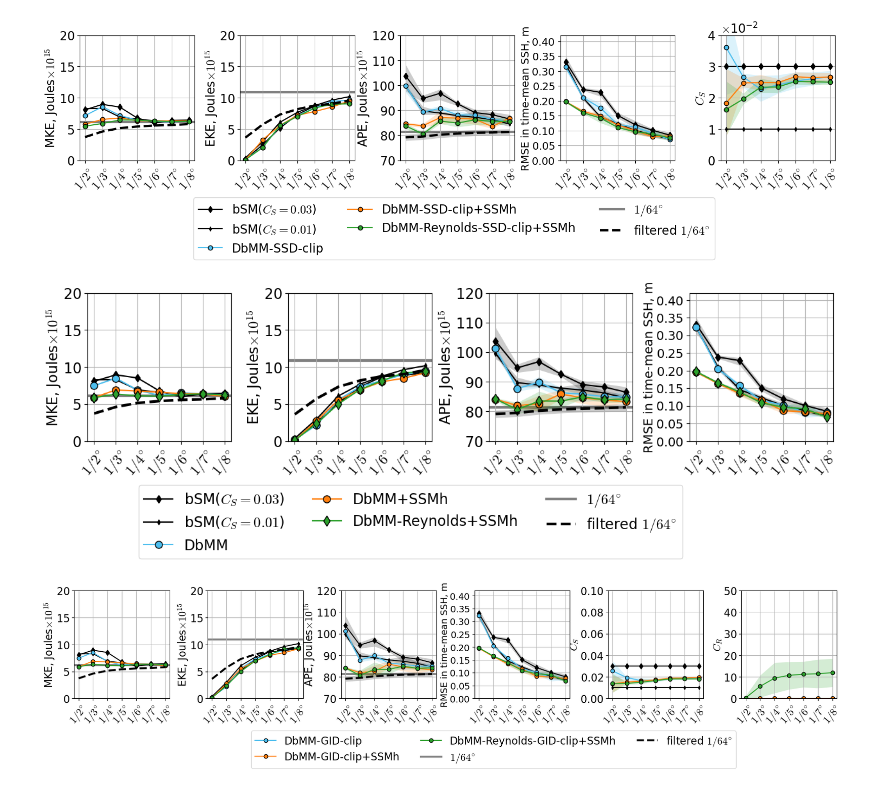
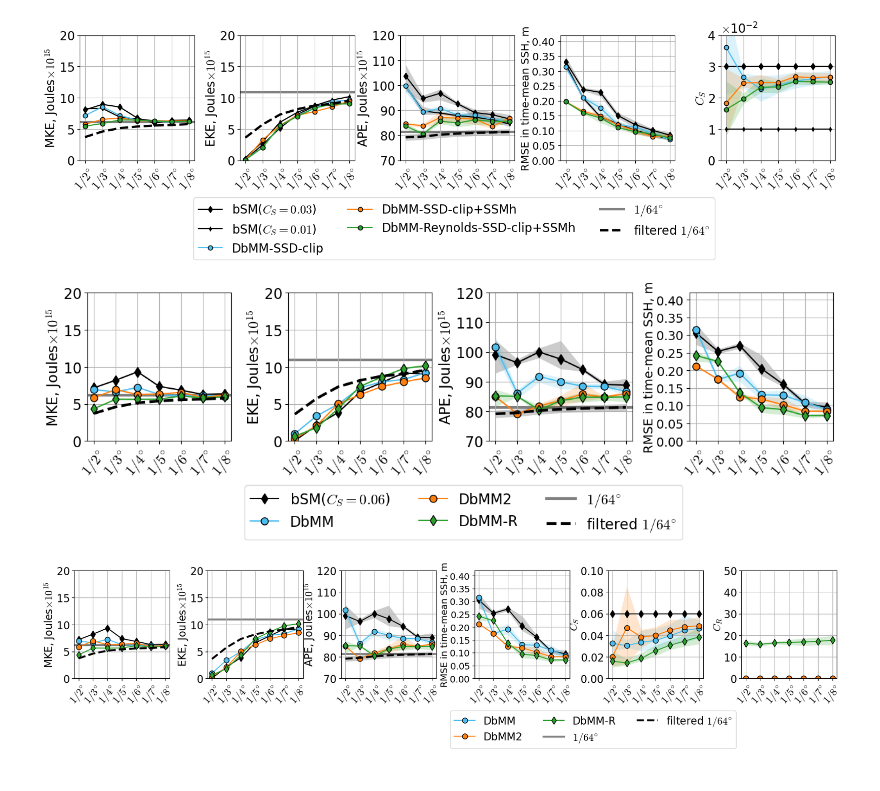
Before and after one commit to Pperezhogin/CTR-notebooks, a Jupyter notebook: DMM-online.ipynb, the cells around one changed output. Cells and saved outputs as stored; diff of their text form; code cells hidden in the pictures.

```diff
--- a/DMM-online.ipynb
+++ b/DMM-online.ipynb
@@ -132,5 +156,7 @@ def MKE(exp, target=None):
         return 1e-15 * (ds[exp].MKE_joul).sum('zl').compute()
     except:
         return xr.DataArray(np.nan)
+# %%
+error = xr.Dataset()
 # %%
 %%time
@@ -162,2 +189,13 @@ Wall time: 3min 31s
 # %%
-error = xr.open_dataset('generalization-Jul15.nc').load()
+#error = xr.open_dataset('generalization-Jul15.nc').load()
+error = xr.open_dataset('generalization-FGR-sqrt12.nc').load()
+# %%
+%%time
+for key in ['DbMM', 'DbMMh', 'DbMMh-R', 'DbMM-R']:
+    for fun, fun_str in zip([EKE, MKE, sample_APE, sample_KE, sample_ssh, sample_smag, sample_CR], ['EKE', 'MKE', 'APE', 'KE', 'ssh', 'Cs', 'CR']):
+        key2 = f'{key}-{fun_str}'
+        if key2 in error.variables:
+            if np.isnan(error[key2]).sum() == 0:
+                continue
+        print(key2)
+        %time error[f'{key}-{fun_str}'] = xr.concat([fun(f'FGR-sqrt12-{key}-{conf}',f'R64_{conf}_FGR-sqrt12') for conf in ['R2', 'R3', 'R4', 'R5', 'R6', 'R7', 'R8']], dim='res')
@@ -228,0 +285,3 @@ Wall time: 9.11 s
+# %%
+for fun, fun_str in zip([EKE, MKE, sample_APE, sample_KE], ['EKE', 'MKE', 'APE', 'KE']):
+    %time error[f'R64-FGR-sqrt12-{fun_str}'] = xr.concat([fun(f'R64_{conf}_FGR-sqrt12',None) for conf in ['R2', 'R3', 'R4', 'R5', 'R6', 'R7', 'R8']], dim='res')
@@ -398,9 +466,9 @@ for row, fun_str in enumerate(['MKE', 'EKE', 'APE', 'ssh']):
         except:
             pass
 
-    #plot_markers_with_filling(f'bare-{fun_str}', 'k', 'd', 'bSM($C_S=0.06$)', 8)
-    plot_markers_with_filling(f'bare-0.03-{fun_str}', 'k', 'd', 'bSM($C_S=0.03$)', 6)
-    plot_markers_with_filling(f'bare-0.01-{fun_str}', 'k', 'd', 'bSM($C_S=0.01$)', 4)
+    plot_markers_with_filling(f'bare-{fun_str}', 'k', 'd', 'bSM($C_S=0.06$)', 8)
+    #plot_markers_with_filling(f'bare-0.03-{fun_str}', 'k', 'd', 'bSM($C_S=0.03$)', 6)
+    #plot_markers_with_filling(f'bare-0.01-{fun_str}', 'k', 'd', 'bSM($C_S=0.01$)', 4)
 
     #plot_markers_with_filling(f'SSMh-0.06-{fun_str}', 'tab:orange', 'd', 'bSM($C_S=0.06$)+SSMh', 8)
     #plot_markers_with_filling(f'SSMh-0.03-{fun_str}', 'tab:orange', 'd', 'bSM($C_S=0.03$)+SSMh', 6)
@@ -412,9 +480,13 @@ for row, fun_str in enumerate(['MKE', 'EKE', 'APE', 'ssh']):
     #plot_markers_with_filling(f'zelong-True-ssm-True-reynolds-False-reduce-0-{fun_str}', 'tab:green', 'o', 'DbMM-SSD-no-clip', 6)
     #plot_markers_with_filling(f'zelong-True-ssm-True-reynolds-False-reduce-1-{fun_str}', 'tab:red', 'o', 'DbMM-SSD-clip', 6)
 
-    plot_markers_with_filling(f'zelong-False-ssm-True-reynolds-False-reduce-1-{fun_str}', lightblue, 'o', 'DbMM', 8)
-    plot_markers_with_filling(f'SSMh-zelong-False-ssm-True-reynolds-False-reduce-1-{fun_str}', 'tab:orange', 'o', 'DbMM+SSMh', 8)
-    plot_markers_with_filling(f'SSMh-zelong-False-ssm-True-reynolds-True-reduce-1-{fun_str}', 'tab:green', 'd', 'DbMM-Reynolds+SSMh', 8)
+    # plot_markers_with_filling(f'zelong-False-ssm-True-reynolds-False-reduce-1-{fun_str}', lightblue, 'o', 'DbMM', 8)
+    # plot_markers_with_filling(f'SSMh-zelong-False-ssm-True-reynolds-False-reduce-1-{fun_str}', 'tab:orange', 'o', 'DbMM+SSMh', 8)
+    # plot_markers_with_filling(f'SSMh-zelong-False-ssm-True-reynolds-True-reduce-1-{fun_str}', 'tab:green', 'd', 'DbMM-Reynolds+SSMh', 8)
+    plot_markers_with_filling(f'DbMM-{fun_str}', lightblue, 'o', 'DbMM', 8)
+    plot_markers_with_filling(f'DbMMh-{fun_str}', 'tab:orange', 'o', 'DbMM2', 8)
+    #plot_markers_with_filling(f'DbMMh-R-{fun_str}', violet, 'd', 'DbMM2-R', 8)
+    plot_markers_with_filling(f'DbMM-R-{fun_str}', 'tab:green', 'd', 'DbMM-R', 8)
 
     if fun_str in ['KE', 'APE', 'EKE', 'MKE']:
         plot_markers_with_filling(f'R64-FGR-sqrt6-{fun_str}', 'k', '', 'fDNS', ls='--', lw=3)
@@ -443,35 +515,35 @@ for row, fun_str in enumerate(['MKE', 'EKE', 'APE', 'ssh']):
         plt.ylim([0,20])
     if fun_str == 'APE':
         yticks = np.arange(70,130,10)
         plt.ylabel('APE, Joules$\\times10^{15}$')
         plt.yticks(yticks)
         plt.ylim([min(yticks), max(yticks)])
         plt.axhline(y=81.31324435644875,color='gray',zorder=-1,lw=3)
 
     if fun_str == 'ssh':
         yticks = np.arange(0,0.45,0.05)
         plt.ylabel('RMSE in time-mean SSH, m', fontsize=14)
         plt.yticks(yticks, fontsize=14)
         plt.ylim([0,0.42])
 
     if fun_str == 'Cs':
         plt.ylim([0,0.1])
         plt.ylabel('$C_S$')
 
 plt.gcf().align_ylabels()
 #set_letters(fontsize=18,x=0.0,y=1.05)
 plt.plot(np.nan,np.nan,'-',color='gray',lw=3,label='$1/64^{\circ}$')
 plt.plot(np.nan,np.nan,'--',color='k',lw=3,label='filtered $1/64^{\circ}$')
 plt.legend(ncol=3, bbox_to_anchor=(0.0,-0.25))
 
 plt.tight_layout()
 
 
 #plt.suptitle('bSM - biharmonic Smagorinsky model, DbSM - Dynamic bSM \n GID - Germano Identity Dynamic model, SSD - Scale-Similarity Dynamic model \n clip - apply clipping before plane-averaging', y=1.15, fontsize=14)
 #plt.suptitle('bSM - biharmonic Smagorinsky model, DbMM - Dynamic Mixed bSM \n GID - Germano Identity Dynamic model, SSD - Scale-Similarity Dynamic model \n clip - apply clipping before plane-averaging', y=1.15, fontsize=14)
-plt.savefig('figures-Jul15/three-models.pdf')
+#plt.savefig('figures-Jul15/three-models.pdf')
 # %% [output]
-[figure, old version]
+[figure, new version]
 # %%
 default_rcParams({'font.size': 16, 'figure.subplot.wspace': 0.4, 'figure.subplot.hspace': 0.1})
 plt.figure(figsize=(21,3))
@@ -496,9 +568,9 @@ for row, fun_str in enumerate(['MKE', 'EKE', 'APE', 'ssh', 'Cs', 'CR']):
         except:
             pass
 
-    #plot_markers_with_filling(f'bare-{fun_str}', 'k', 'd', 'bSM($C_S=0.06$)', 8)
-    plot_markers_with_filling(f'bare-0.03-{fun_str}', 'k', 'd', 'bSM($C_S=0.03$)', 6)
-    plot_markers_with_filling(f'bare-0.01-{fun_str}', 'k', 'd', 'bSM($C_S=0.01$)', 4)
+    plot_markers_with_filling(f'bare-{fun_str}', 'k', 'd', 'bSM($C_S=0.06$)', 8)
+    #plot_markers_with_filling(f'bare-0.03-{fun_str}', 'k', 'd', 'bSM($C_S=0.03$)', 6)
+    #plot_markers_with_filling(f'bare-0.01-{fun_str}', 'k', 'd', 'bSM($C_S=0.01$)', 6)
 
     # plot_markers_with_filling(f'zelong-False-ssm-True-reynolds-True-reduce-0-{fun_str}', lightblue, 'o', 'DbSM-Reynolds-GID-no-clip', 6)
     # plot_markers_with_filling(f'SSMh-zelong-False-ssm-True-reynolds-True-reduce-0-{fun_str}', 'tab:orange', 'o', 'DbSM-Reynolds-GID-no-clip+SSMh', 6)
@@ -513,9 +585,13 @@ for row, fun_str in enumerate(['MKE', 'EKE', 'APE', 'ssh', 'Cs', 'CR']):
     # plot_markers_with_filling(f'SSMh-zelong-True-ssm-True-reynolds-False-reduce-1-{fun_str}', 'tab:orange', 'o', 'DbMM-SSD-clip+SSMh', 6)
     # plot_markers_with_filling(f'SSMh-zelong-True-ssm-True-reynolds-True-reduce-1-{fun_str}', 'tab:green', 'o', 'DbMM-Reynolds-SSD-clip+SSMh', 6)
 
-    plot_markers_with_filling(f'zelong-False-ssm-True-reynolds-False-reduce-1-{fun_str}', lightblue, 'o', 'DbMM-GID-clip', 6)
-    plot_markers_with_filling(f'SSMh-zelong-False-ssm-True-reynolds-False-reduce-1-{fun_str}', 'tab:orange', 'o', 'DbMM-GID-clip+SSMh', 6)
-    plot_markers_with_filling(f'SSMh-zelong-False-ssm-True-reynolds-True-reduce-1-{fun_str}', 'tab:green', 'o', 'DbMM-Reynolds-GID-clip+SSMh', 6)
+    # plot_markers_with_filling(f'zelong-False-ssm-True-reynolds-False-reduce-1-{fun_str}', lightblue, 'o', 'DbMM-GID-clip', 6)
+    # plot_markers_with_filling(f'SSMh-zelong-False-ssm-True-reynolds-False-reduce-1-{fun_str}', 'tab:orange', 'o', 'DbMM-GID-clip+SSMh', 6)
+    # plot_markers_with_filling(f'SSMh-zelong-False-ssm-True-reynolds-True-reduce-1-{fun_str}', 'tab:green', 'o', 'DbMM-Reynolds-GID-clip+SSMh', 6)
+    plot_markers_with_filling(f'DbMM-{fun_str}', lightblue, 'o', 'DbMM', 8)
+    plot_markers_with_filling(f'DbMMh-{fun_str}', 'tab:orange', 'o', 'DbMM2', 8)
+    #plot_markers_with_filling(f'DbMMh-R-{fun_str}', violet, 'd', 'DbMM2-R', 8)
+    plot_markers_with_filling(f'DbMM-R-{fun_str}', 'tab:green', 'd', 'DbMM-R', 8)
 
     #plot_markers_with_filling(f'zelong-True-ssm-False-reynolds-True-reduce-1-{fun_str}', 'tab:red', 'o', 'DbSM-Reynolds-SSD-clip', 6)
 
@@ -579,4 +655,4 @@ plt.tight_layout()
 #plt.suptitle('bSM - biharmonic Smagorinsky model, DbMM - Dynamic Mixed bSM \n GID - Germano Identity Dynamic model, SSD - Scale-Similarity Dynamic model \n clip - apply clipping before plane-averaging', y=1.15, fontsize=14)
 #plt.savefig('figures-Jul15/SSMh-Reynolds.pdf')
 # %% [output]
-[figure, old version]
+[figure, new version]
```
Also changed, not shown: parts of 28 cells of this notebook, 7 other files.
